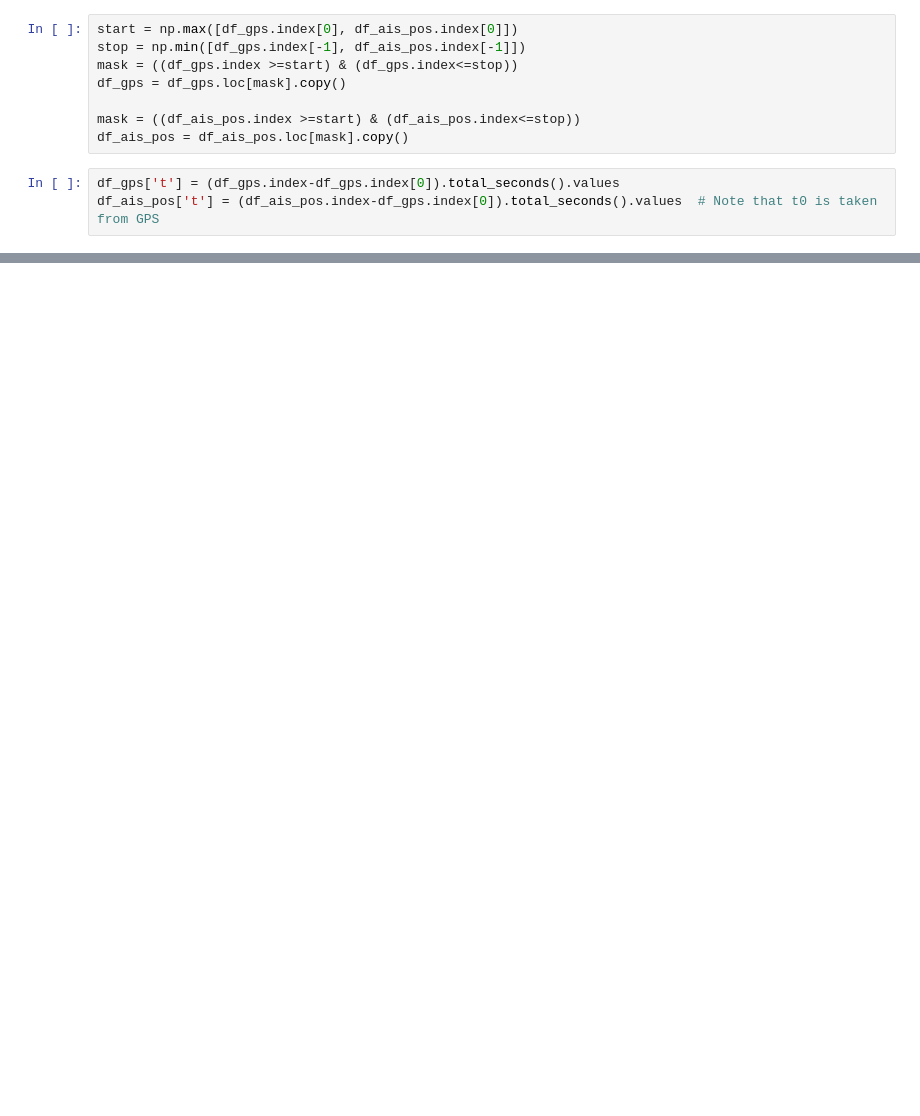
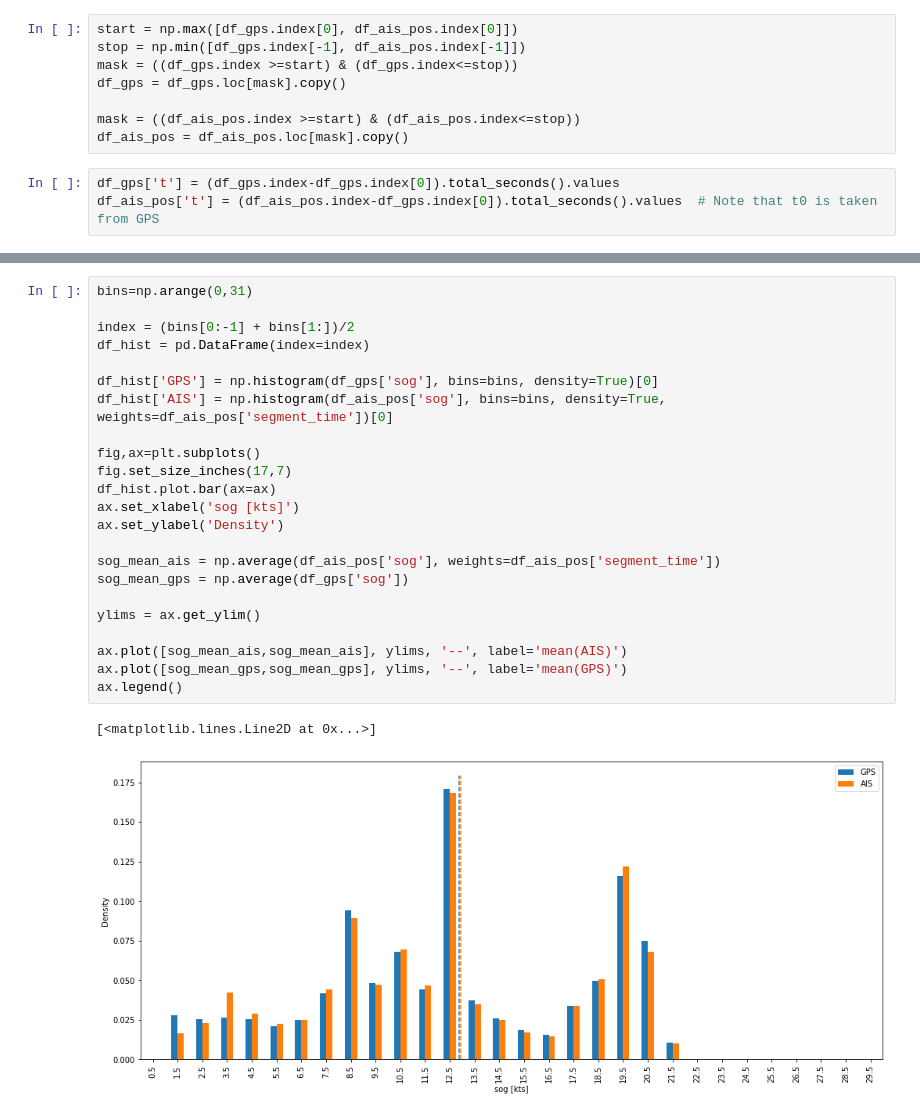
Before and after one commit to martinlarsalbert/ais_vs_gps_position, a Jupyter notebook: notebooks/02.01_analyze_time.ipynb, the cells around one changed output, grey strips where cells are left out. Cells and saved outputs as stored; diff of their text form; blank space fills up the shorter version.

```diff
--- a/notebooks/02.01_analyze_time.ipynb
+++ b/notebooks/02.01_analyze_time.ipynb
@@ -168,0 +307,26 @@ df_ais_pos.describe()
+# %%
+bins=np.arange(0,31)
+
+index = (bins[0:-1] + bins[1:])/2
+df_hist = pd.DataFrame(index=index)
+
+df_hist['GPS'] = np.histogram(df_gps['sog'], bins=bins, density=True)[0]
+df_hist['AIS'] = np.histogram(df_ais_pos['sog'], bins=bins, density=True, weights=df_ais_pos['segment_time'])[0]
+
+fig,ax=plt.subplots()
+fig.set_size_inches(17,7)
+df_hist.plot.bar(ax=ax)
+ax.set_xlabel('sog [kts]')
+ax.set_ylabel('Density')
+
+sog_mean_ais = np.average(df_ais_pos['sog'], weights=df_ais_pos['segment_time'])
+sog_mean_gps = np.average(df_gps['sog'])
+
+ylims = ax.get_ylim()
+
+ax.plot([sog_mean_ais,sog_mean_ais], ylims, '--', label='mean(AIS)')
+ax.plot([sog_mean_gps,sog_mean_gps], ylims, '--', label='mean(GPS)')
+ax.legend()
+# %% [output]
+[<matplotlib.lines.Line2D at 0x...>]
+[figure, added]
```
Also changed, not shown: parts of 33 cells of this notebook, 3 other files.
